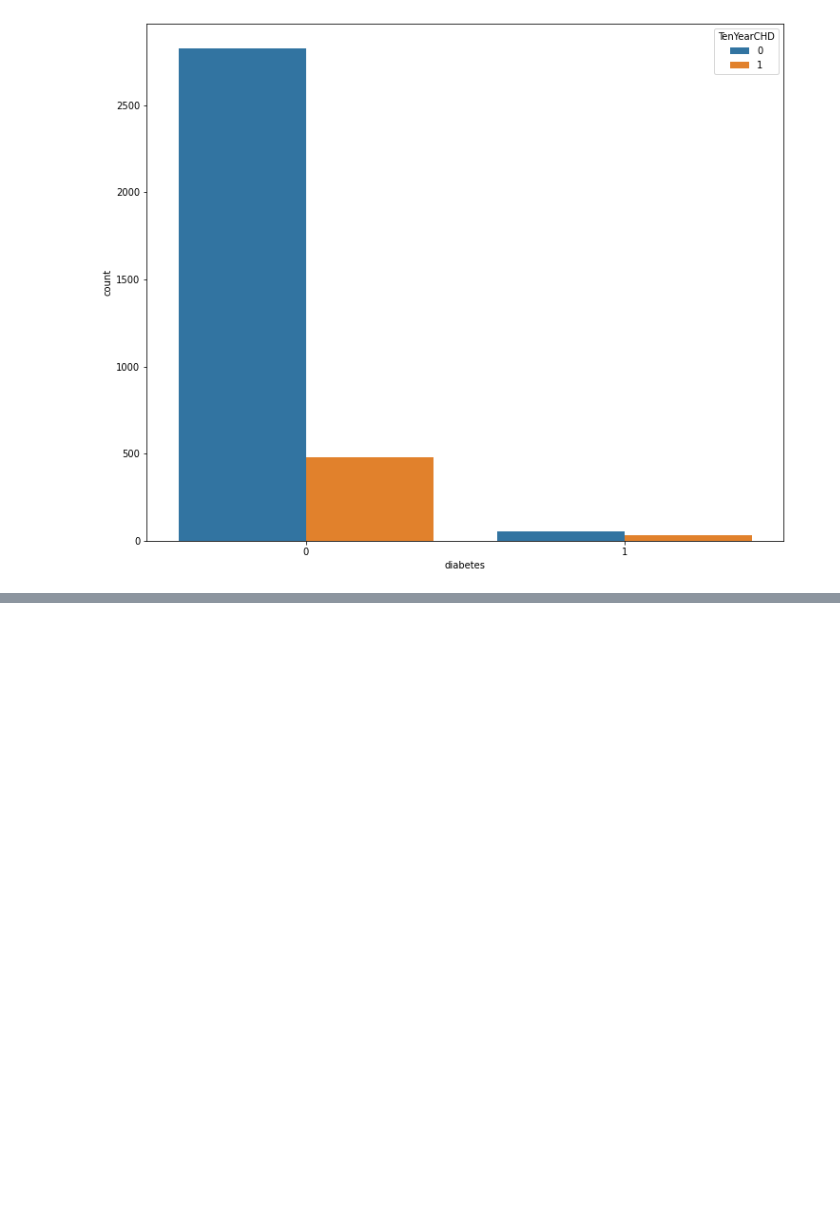
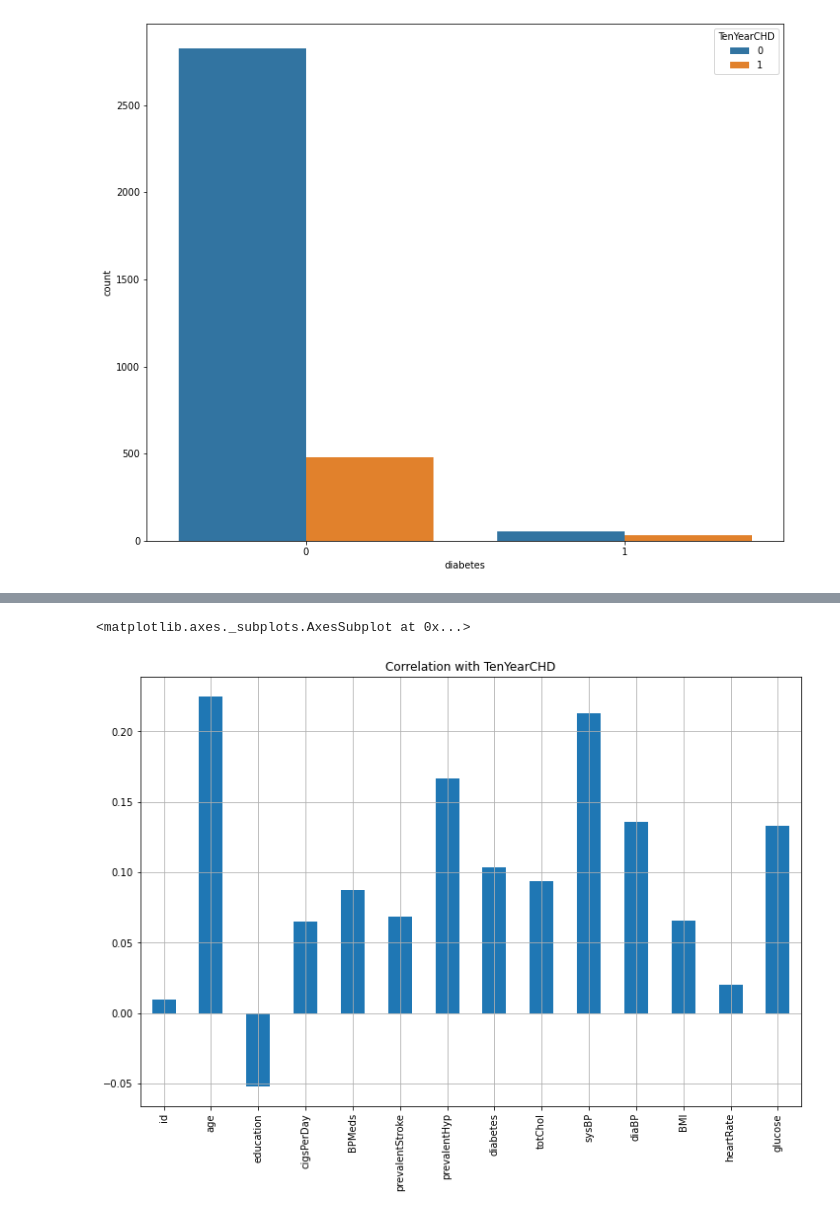
Before and after one commit to DrKamaleshR/CVD-classification, a Jupyter notebook: CVDriskclass.ipynb, the cells around one changed output, grey strips where cells are left out. Drawn from its saved outputs; the diff is of its cells as text; code cells hidden in the pictures; blank space fills up the shorter version.

```diff
--- a/CVDriskclass.ipynb
+++ b/CVDriskclass.ipynb
@@ -266,0 +288,6 @@ for i in CVDdfC:
+# %%
+CVDCdf.drop('TenYearCHD', axis=1).corrwith(CVDCdf.TenYearCHD).plot(kind='bar', grid=True,figsize=(12, 8),
+                                                   title="Correlation with TenYearCHD")
+# %% [output]
+<matplotlib.axes._subplots.AxesSubplot at 0x...>
+[figure, added]
```
Also changed, not shown: parts of 10 cells of this notebook.
